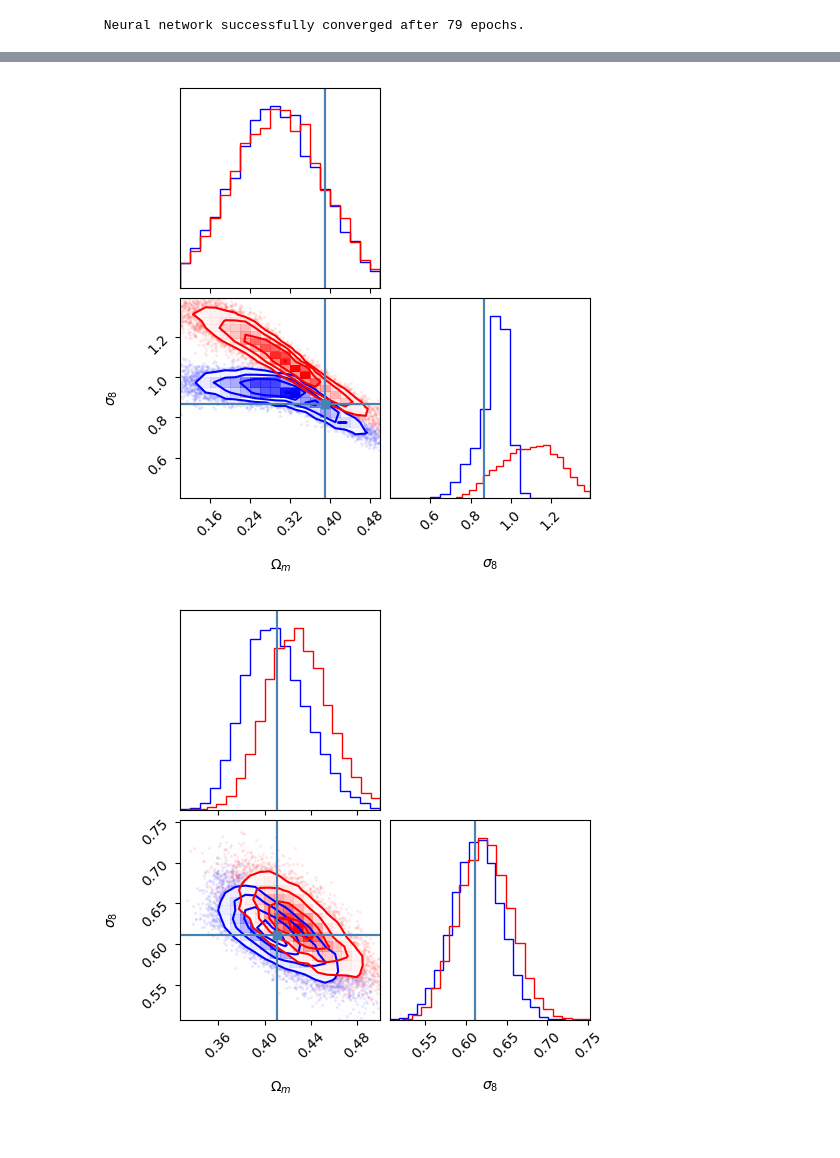
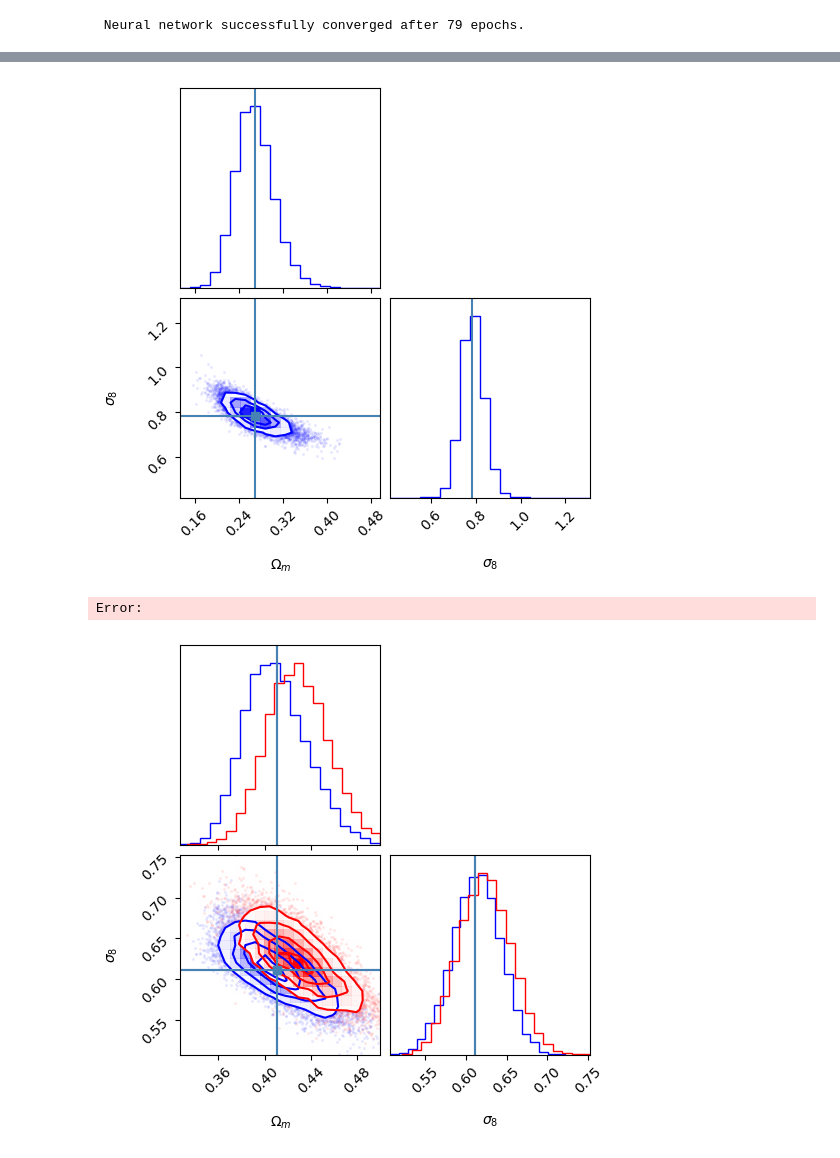
Before and after one commit to shubhagrawal30/graphs_weak_lensing, a Jupyter notebook: notebooks/sbi.ipynb, the cells around one changed output, grey strips where cells are left out. Drawn from its saved outputs; the diff is of its cells as text; code cells hidden in the pictures.

```diff
--- a/notebooks/sbi.ipynb
+++ b/notebooks/sbi.ipynb
@@ -73,10 +73,11 @@ posterior_samples_GNN = posterior_GNN.set_default_x(x_0).sample((10000,), x=x_0)
 # %%
 fig = corner.corner(np.array(posterior_samples_prim), truths=x_0, labels=[r"$\Omega_m$", r"$\sigma_8$", r"$w_0$"],
                     color="blue", range=np.array([np.min(prim_labels, axis=0), np.max(prim_labels, axis=0)]).T)
-fig = corner.corner(np.array(posterior_samples_GNN), truths=x_0, labels=[r"$\Omega_m$", r"$\sigma_8$", r"$w_0$"],
-                    fig=fig, color="red")
+# fig = corner.corner(np.array(posterior_samples_GNN), truths=x_0, labels=[r"$\Omega_m$", r"$\sigma_8$", r"$w_0$"],
+#                     fig=fig, color="red")
 # %% [output]
-[figure, old version]
+[figure, new version]
+Error:
 # %%
 fig = corner.corner(np.array(posterior_samples_prim), truths=x_0, labels=[r"$\Omega_m$", r"$\sigma_8$", r"$w_0$"],
                     color="blue")
```
Also changed, not shown: parts of 2 cells of this notebook, 3 other files.
